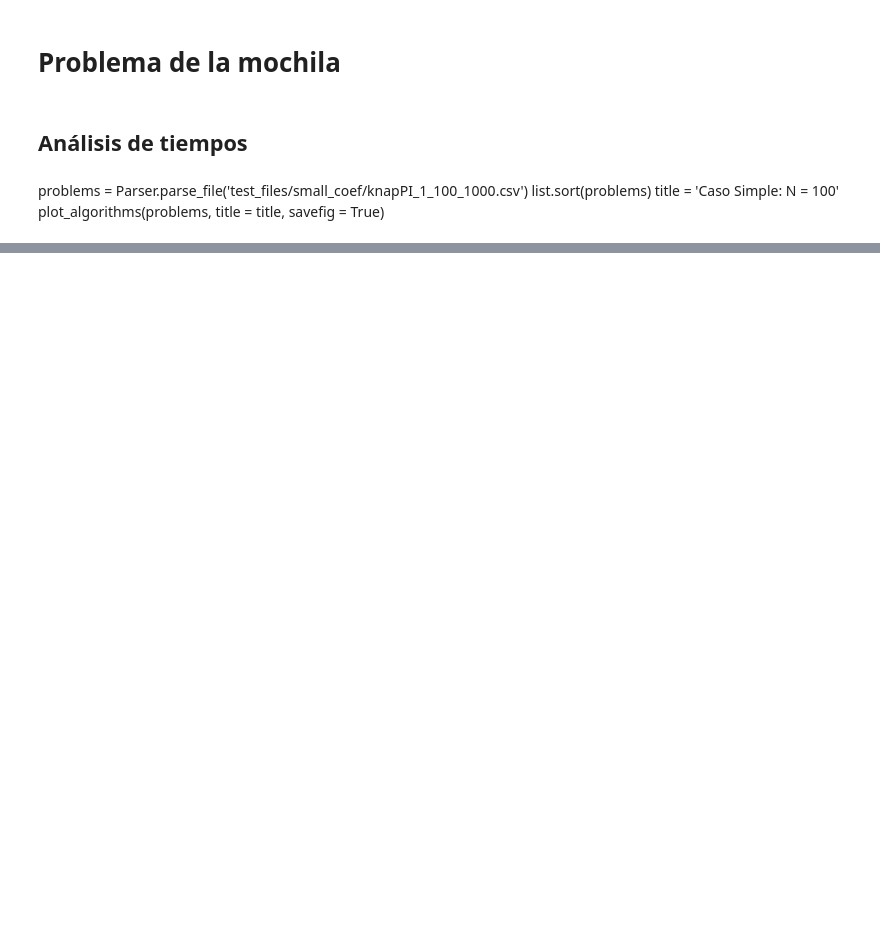
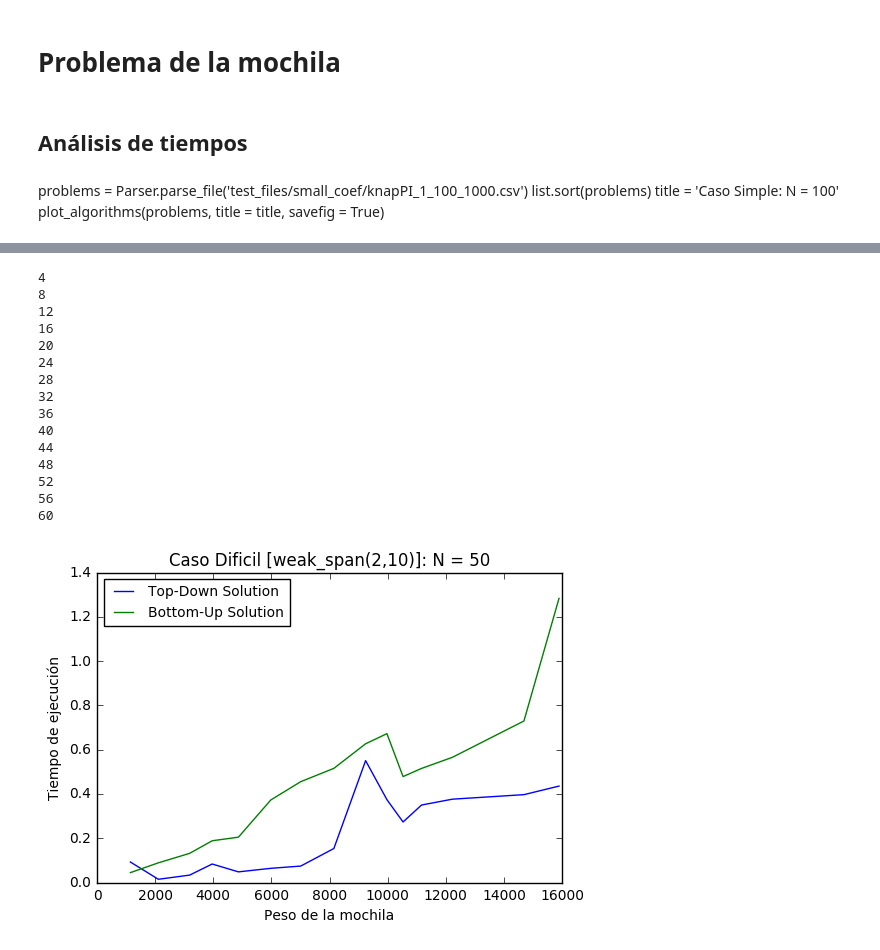
Before and after one commit to edittler/tda-fiuba, a Jupyter notebook: tp2/programacion-dinamica/knapsack/Knapsack.ipynb, the cells around one changed output, grey strips where cells are left out. Drawn from its saved outputs; the diff is of its cells as text; code cells hidden in the pictures; blank space fills up the shorter version.

```diff
--- a/tp2/programacion-dinamica/knapsack/Knapsack.ipynb
+++ b/tp2/programacion-dinamica/knapsack/Knapsack.ipynb
@@ -83 +107,23 @@ plot_algorithms(problems, title = title, savefig = True, filename_keyword='sspan
+# %%
+problems = Parser.parse_file('test_files/hard_coef/knapPI_12_50_1000.csv')
+list.sort(problems)
+title = 'Caso Dificil [weak_span(2,10)]: N = 50'
+plot_algorithms(problems, title = title, savefig = True, filename_keyword='wspan', step = 4, max_problems=60)
+# %% [output]
+4
+8
+12
+16
+20
+24
+28
+32
+36
+40
+44
+48
+52
+56
+60
+[figure, added]
 # %%
```
Also changed, not shown: parts of 30 cells of this notebook, 1 other file.
